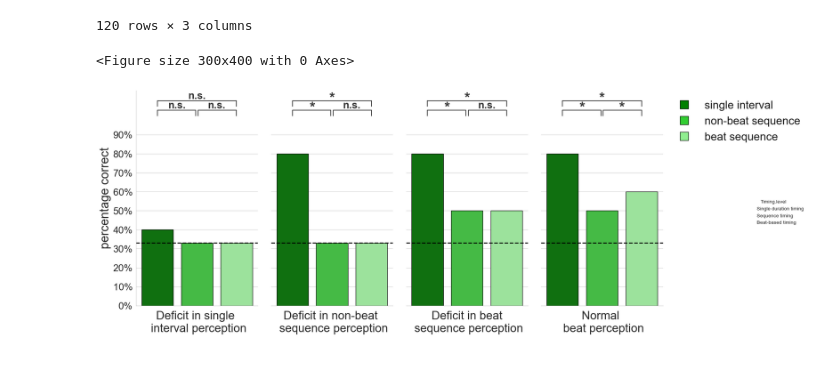
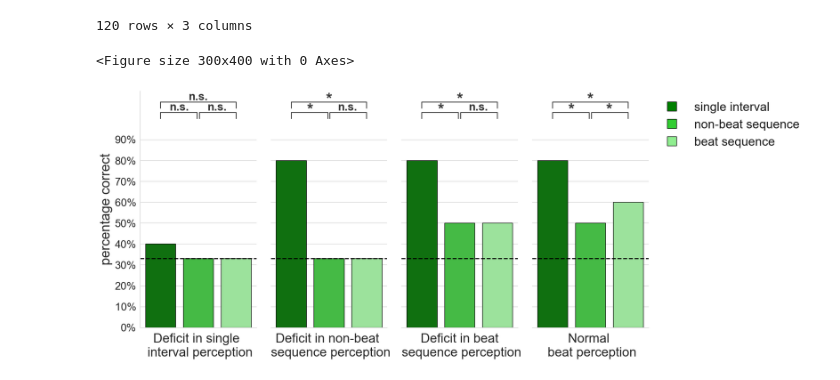
Before and after one commit to Zhaleh-Alipour/Hierarchy-to-Beat-Perception_Auditory-Visual, a Jupyter notebook: visualization/predicted results.ipynb, the cells around one changed output. Cells and saved outputs as stored; diff of their text form; code cells hidden in the pictures.

```diff
--- a/visualization/predicted results.ipynb
+++ b/visualization/predicted results.ipynb
@@ -181,7 +178,7 @@ plt.figure(figsize=(3,4))
 g=sns.catplot(data=predict,x='Timing.level',y='value',kind='bar',col='Cluster',
               palette=['green','limegreen','lightgreen'],edgecolor="black",
               height=7, aspect=0.5,alpha=1,
-              legend=True, sharey=True, sharex=True, margin_titles=False)
+              legend=False, sharey=True, sharex=True, margin_titles=False)
 colors = ['mediumblue', 'palevioletred', 'yellow']  # Example markers for the first, second, and third axes
 
 # for i, ax in enumerate(g.axes.flat):
@@ -247,32 +244,32 @@ g.axes[0,0].text(x=1.5,y=max_val+0.04, s='n.s.',ha='center',size=21,weight='bold
 
 g.axes[0,1].plot([0,0,0.97,0.97],[max_val,max_val+0.03,max_val+0.03,max_val],lw=1.5,color='0.2',clip_on=False)
 g.axes[0,1].plot([0,0,2,2],[max_val+0.05,max_val+0.08,max_val+0.08,max_val+0.05],lw=1.5,color='0.2',clip_on=False)
 g.axes[0,1].text(x=0.5,y=max_val+0.02, s='*',ha='center',size=30,weight='bold',color='0.2')
 g.axes[0,1].text(x=1,y=max_val+0.07, s='*',ha='center',size=30,weight='bold',color='0.2')
 g.axes[0,1].plot([1.03,1.03,2,2],[max_val,max_val+0.03,max_val+0.03,max_val],lw=1.5,color='0.2',clip_on=False)
 g.axes[0,1].text(x=1.5,y=max_val+0.04, s='n.s.',ha='center',size=21,weight='bold',color='0.2')
 
 g.axes[0,2].plot([0,0,0.97,0.97],[max_val,max_val+0.03,max_val+0.03,max_val],lw=1.5,color='0.2',clip_on=False)
 g.axes[0,2].plot([0,0,2,2],[max_val+0.05,max_val+0.08,max_val+0.08,max_val+0.05],lw=1.5,color='0.2',clip_on=False)
 g.axes[0,2].text(x=0.5,y=max_val+0.02, s='*',ha='center',size=30,weight='bold',color='0.2')
 g.axes[0,2].text(x=1,y=max_val+0.07, s='*',ha='center',size=30,weight='bold',color='0.2')
 g.axes[0,2].plot([1.03,1.03,2,2],[max_val,max_val+0.03,max_val+0.03,max_val],lw=1.5,color='0.2',clip_on=False)
 g.axes[0,2].text(x=1.5,y=max_val+0.04, s='n.s.',ha='center',size=21,weight='bold',color='0.2')
 
 g.axes[0,3].plot([0,0,0.97,0.97],[max_val,max_val+0.03,max_val+0.03,max_val],lw=1.5,color='0.2',clip_on=False)
 g.axes[0,3].plot([0,0,2,2],[max_val+0.05,max_val+0.08,max_val+0.08,max_val+0.05],lw=1.5,color='0.2',clip_on=False)
 g.axes[0,3].text(x=0.5,y=max_val+0.02, s='*',ha='center',size=30,weight='bold',color='0.2')
 g.axes[0,3].text(x=1,y=max_val+0.07, s='*',ha='center',size=30,weight='bold',color='0.2')
 g.axes[0,3].plot([1.03,1.03,2,2],[max_val,max_val+0.03,max_val+0.03,max_val],lw=1.5,color='0.2',clip_on=False)
 g.axes[0,3].text(x=1.5,y=max_val+0.02, s='*',ha='center',size=30,weight='bold',color='0.2')
 
 ### png format
-g.savefig(r'C:/Users/zhaleh/PhD_Projects/Hierarchy_to_Beat_Perception_Auditory_Visual/plots/redicted Results.png', bbox_inches='tight',dpi=400)
+g.savefig(r'C:/Users/zhaleh/PhD_Projects/Hierarchy_to_Beat_Perception_Auditory_Visual/plots/predicted results.png', bbox_inches='tight',dpi=400)
 
 ### tif format
 # tif_path = 'C:/Users/zhaleh/PhD_Projects/Hierarchy_to_Beat_Perception_Auditory_Visual/plots/redicted Results.tif'
 # plt.savefig(tif_path, bbox_inches='tight', dpi=600)
 plt.show()
 # %% [output]
 <Figure size 300x400 with 0 Axes>
-[figure, old version]
+[figure, new version]
```
Also changed, not shown: parts of 1 cell of this notebook.
